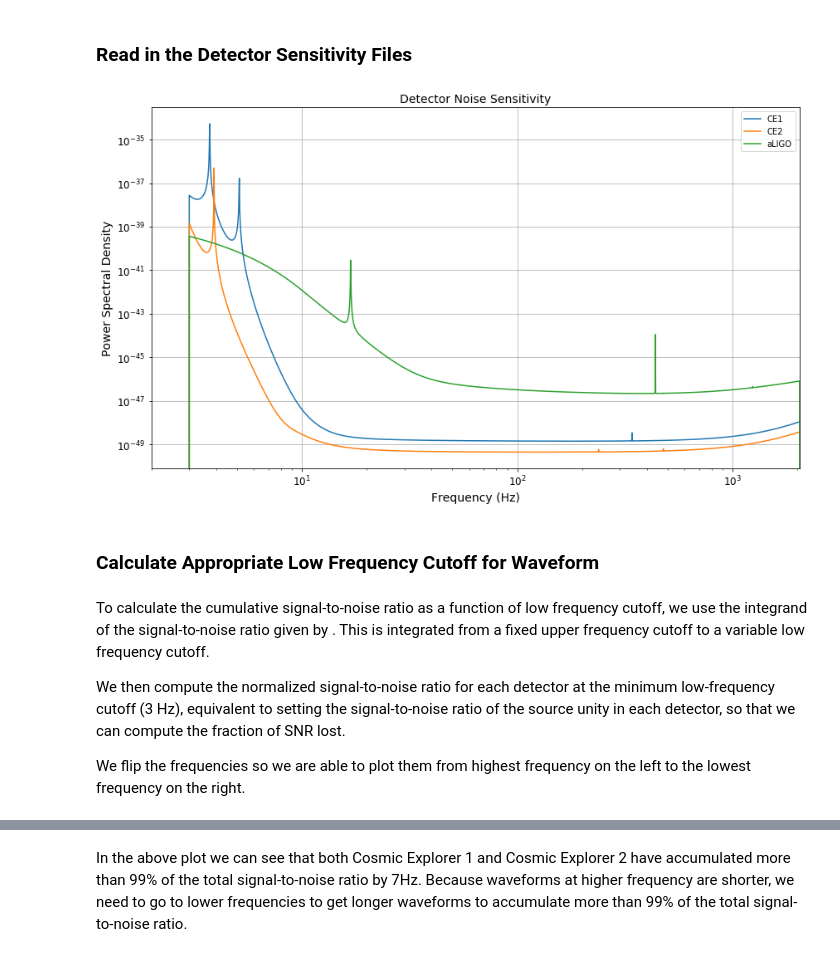
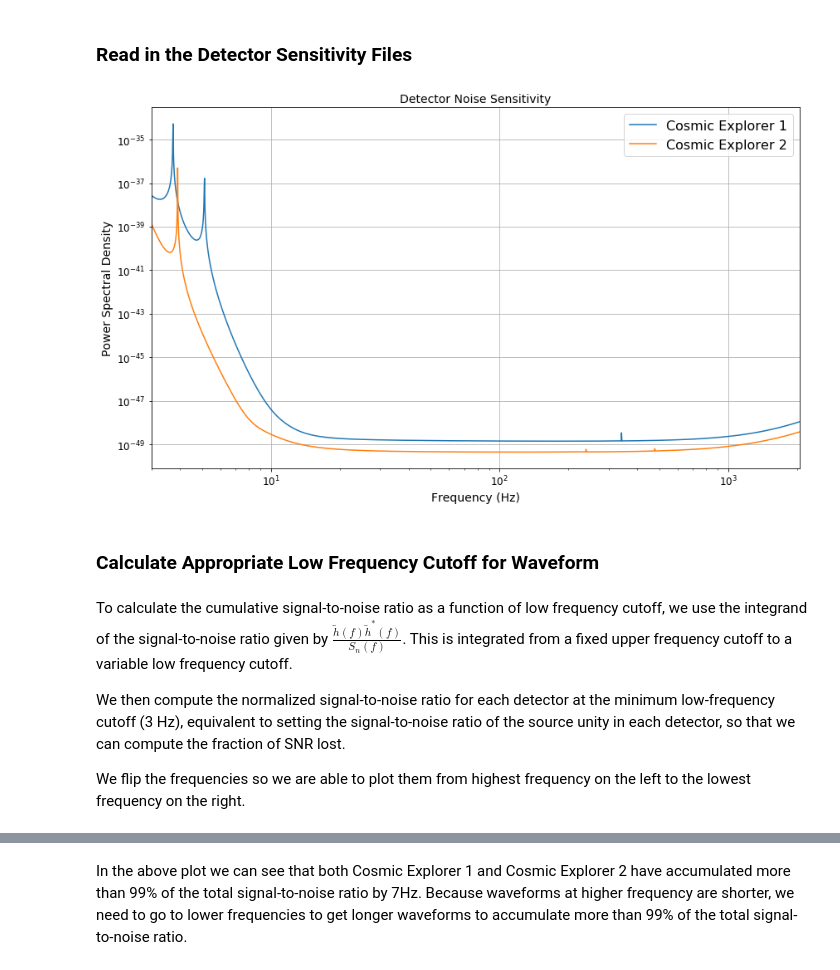
Before and after one commit to lenona/3G-eccentric-search-prospects, a Jupyter notebook: Eccentric Search Prospect.ipynb, the cells around one changed output, grey strips where cells are left out. Cells and saved outputs as stored; diff of their text form; code cells hidden in the pictures.

```diff
--- a/Eccentric Search Prospect.ipynb
+++ b/Eccentric Search Prospect.ipynb
@@ -71,21 +68,20 @@ psd_aligo = pycbc.psd.analytical.AdVDesignSensitivityP1200087(length=fd_length,
 # %%
 fig = plt.figure()
 fig.patch.set_facecolor('white')
-plt.loglog(psd_ce1.sample_frequencies, psd_ce1, label = "CE1")
-plt.plot(psd_ce2.sample_frequencies, psd_ce2, label = "CE2")
-plt.plot(psd_aligo.sample_frequencies, psd_aligo, label = "aLIGO")
-plt.legend()
+plt.loglog(psd_ce1.sample_frequencies, psd_ce1, label = "Cosmic Explorer 1")
+plt.plot(psd_ce2.sample_frequencies, psd_ce2, label = "Cosmic Explorer 2")
+plt.legend(fontsize = 16)
 plt.xlim([3,2048])
 plt.xlabel("Frequency (Hz)")
 plt.ylabel("Power Spectral Density")
 plt.title("Detector Noise Sensitivity")
 plt.show()
 # %% [output]
-[figure, old version]
+[figure, new version]
 # %% [markdown]
 ###  Calculate Appropriate Low Frequency Cutoff for Waveform
 # %% [markdown]
-To calculate the cumulative signal-to-noise ratio as a function of low frequency cutoff, we use the integrand of the signal-to-noise ratio given by . This is integrated from a fixed upper frequency cutoff to a variable low frequency cutoff.
+To calculate the cumulative signal-to-noise ratio as a function of low frequency cutoff, we use the integrand of the signal-to-noise ratio given by $\frac{\tilde{h}(f)\tilde{h}^\ast(f)}{S_n(f)}$. This is integrated from a fixed upper frequency cutoff to a variable low frequency cutoff.
 
 We then compute the normalized signal-to-noise ratio for each detector at the minimum low-frequency cutoff (3 Hz), equivalent to setting the signal-to-noise ratio of the source unity in each detector, so that we can compute the fraction of SNR lost.
 
```
Also changed, not shown: parts of 21 cells of this notebook.
